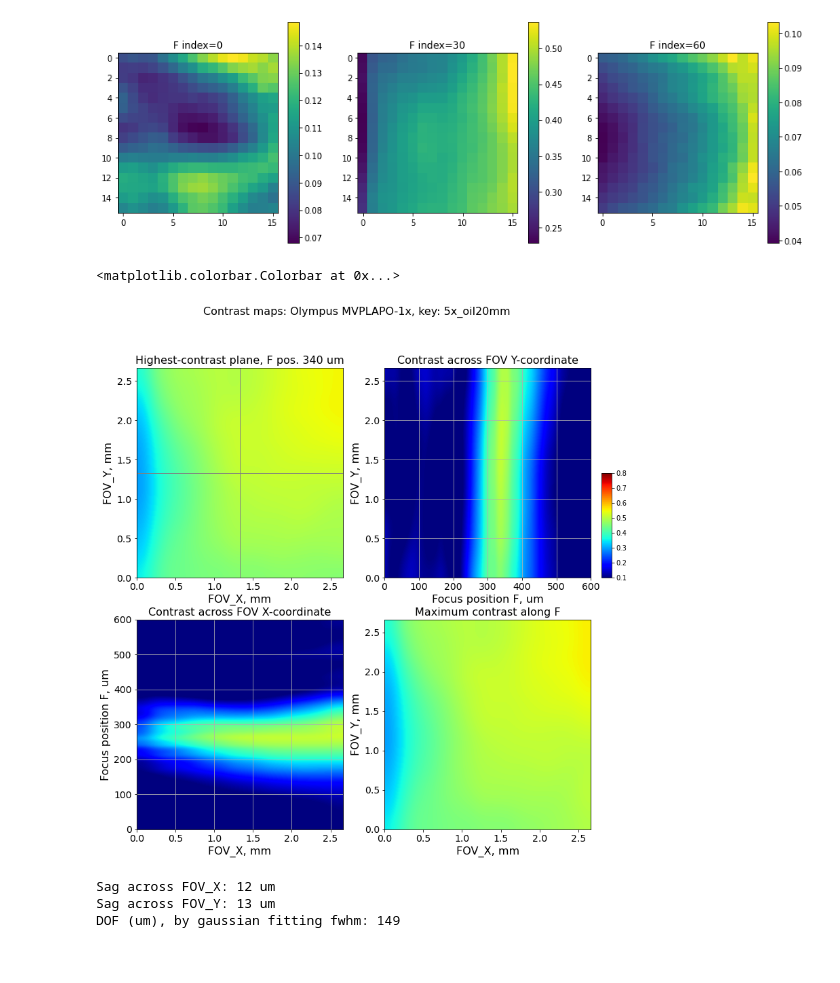
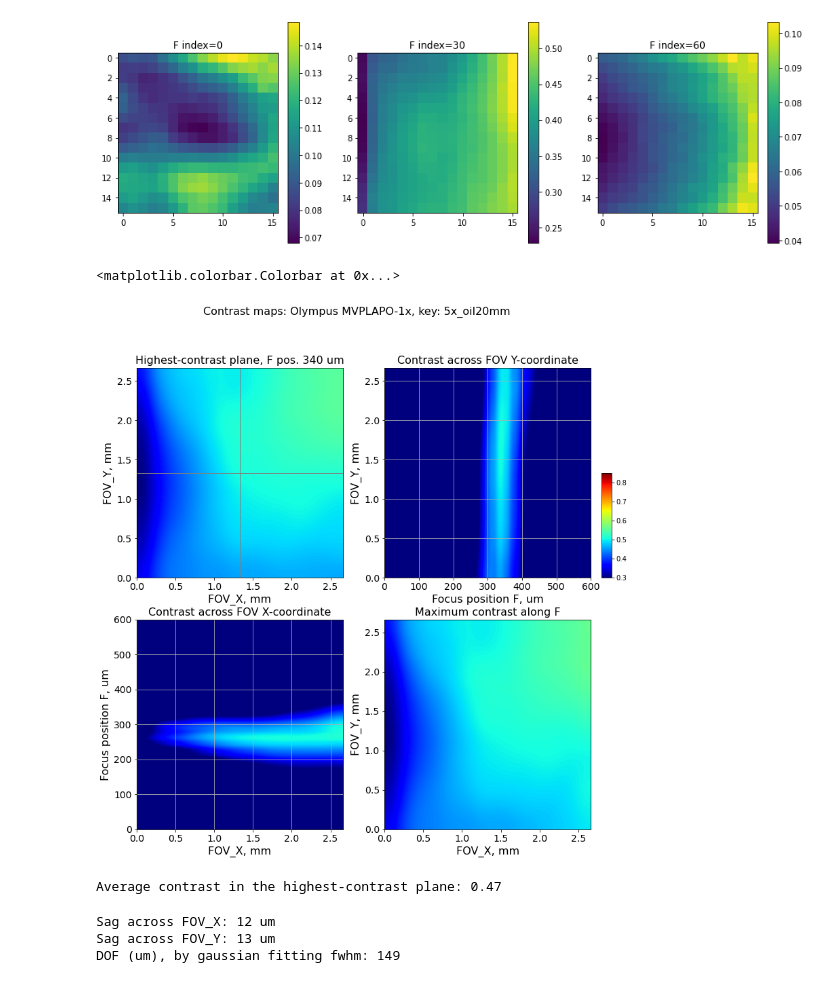
Before and after one commit to nvladimus/lens-testing, a Jupyter notebook: field-curvature/FieldCurvature-Fstack-OlympusPLAPO-1x-oil.ipynb, the cells around one changed output. Cells and saved outputs as stored; diff of their text form; code cells hidden in the pictures.

```diff
--- a/field-curvature/FieldCurvature-Fstack-OlympusPLAPO-1x-oil.ipynb
+++ b/field-curvature/FieldCurvature-Fstack-OlympusPLAPO-1x-oil.ipynb
@@ -101,7 +101,7 @@ tif.imsave(save_figs_folder + experiment_key + "_contrast.tiff", contrast_table)
 # %%
 from mpl_toolkits.axes_grid1.inset_locator import inset_axes
 # %%
-CMIN, CMAX = 0.1, 0.8
+CMIN, CMAX = 0.3, 0.85
 # slice the contrast map along XZ and YZ axis, therough the center
 contrast_yz = np.squeeze(contrast_table[:,:,N_ROIs_W//2])
 contrast_xz = np.squeeze(contrast_table[:,N_ROIs_H//2,:])
@@ -139,36 +139,40 @@ ax3.grid(True)
 ax4 = plt.subplot(2, 2, 3)
 conmap1 = ax4.imshow(contrast_xz, vmin=cmin, vmax=cmax,
                      extent=[0, x_range[-1], 0, f_step_um*(im_z-1)],
                      aspect='auto', cmap='jet', interpolation='bicubic')
 ax4.tick_params(axis='both', which='major', labelsize=14)
 ax4.set_title("Contrast across FOV X-coordinate", fontsize=16)
 ax4.set_ylabel("Focus position F, um", fontsize=16)
 ax4.set_xlabel("FOV_X, mm", fontsize=16)
 ax4.grid(True)
 
 ax0 = plt.subplot(2, 2, 4)
 conmap0 = ax0.imshow(contrast_table.max(axis=0), vmin=cmin, vmax=cmax,
                      extent=[0, x_range[-1], 0, y_range[-1]],
                      aspect='auto', cmap='jet', interpolation='bicubic')
 ax0.tick_params(axis='both', which='major', labelsize=14)
 ax0.set_title("Maximum contrast along F", fontsize=16)
 ax0.set_xlabel("FOV_X, mm", fontsize=16)
 ax0.set_ylabel("FOV_Y, mm", fontsize=16)
 
 axins = inset_axes(ax3,
                    width="5%",  # width = 5% of parent_bbox width
                    height="50%",  # height : 50%
                    loc='lower left',
                    bbox_to_anchor=(1.05, 0., 1, 1),
                    bbox_transform=ax3.transAxes,
                    borderpad=0,
                    )
 plt.colorbar(conmap0, cax=axins)
 # %% [output]
 <matplotlib.colorbar.Colorbar at 0x...>
-[figure, old version]
+[figure, new version]
 # %%
 fig.savefig(save_figs_folder + experiment_key + f"_contrast_map_min-max({cmin},{cmax}).png")
+# %%
+print(f'Average contrast in the highest-contrast plane: {contrast_table[z_contrast_max,:,:].mean():.2f}')
+# %% [output]
+Average contrast in the highest-contrast plane: 0.47
 # %%
 import lib.optimization as opt # custom-made optimization library
 
```
Also changed, not shown: 23 other files.
